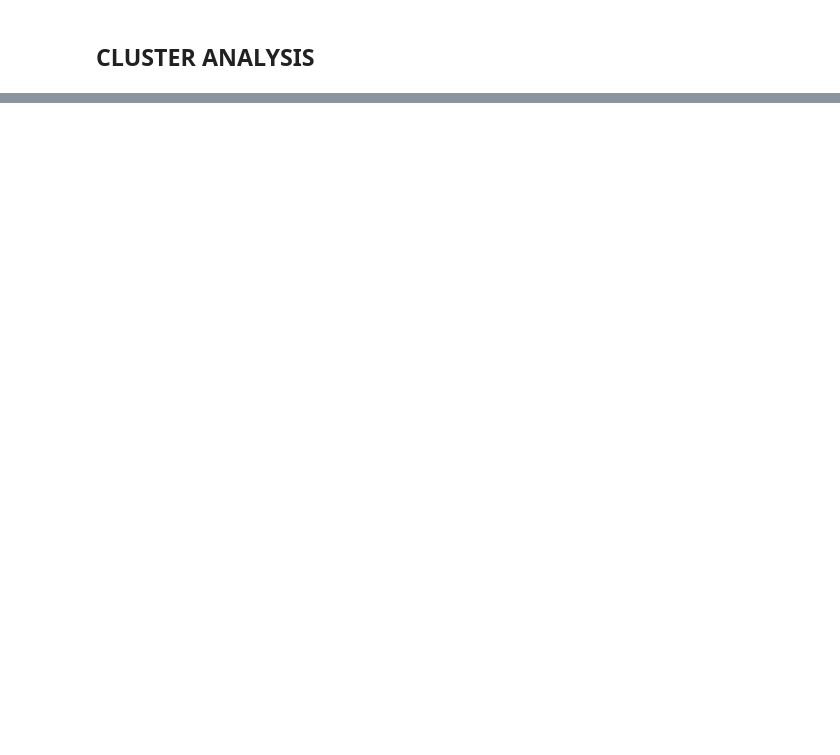
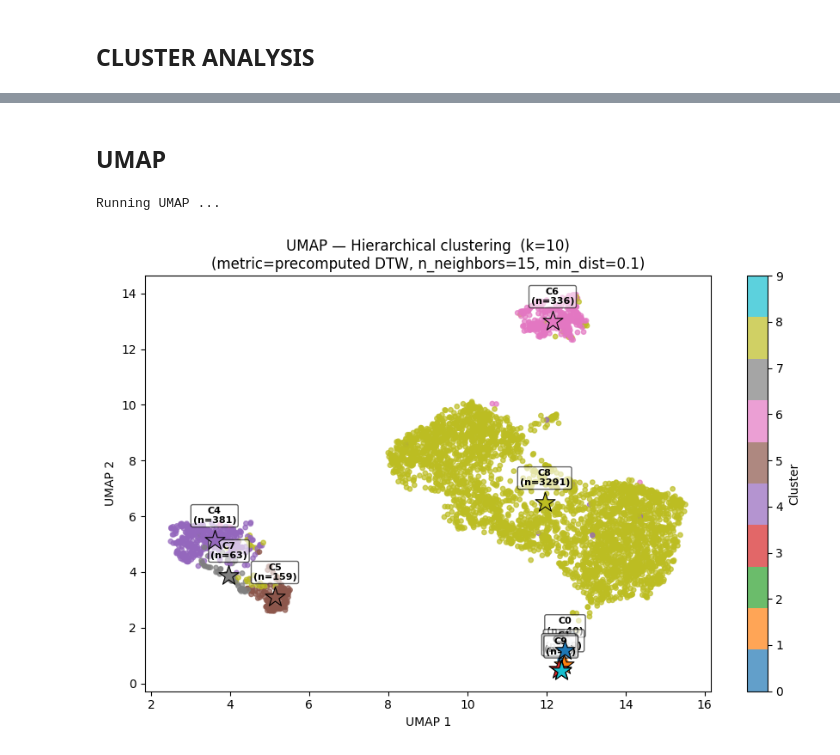
Before and after one commit to alicecalderini/DATAMINING_2-Project, a Jupyter notebook: 10. TIME SERIES/4.CLUSTERING HIERARCHICAL.ipynb, the cells around one changed output, grey strips where cells are left out. Saved outputs shown, nothing was run; the diff lists cells and outputs as text; code cells hidden in the pictures; blank space fills up the shorter version.

```diff
--- a/10. TIME SERIES/4.CLUSTERING HIERARCHICAL.ipynb
+++ b/10. TIME SERIES/4.CLUSTERING HIERARCHICAL.ipynb
@@ -459,7 +406,2 @@ Generating truncated dendrogram with 6 colors...
 # %% [markdown]
 ## CLUSTER ANALYSIS
-# %%
-best_k =   6
-
-cluster_labels = fcluster(Z, t=best_k, criterion="maxclust") - 1  # 0-indexed
-motifs_df["cluster_hier"] = cluster_labels
@@ -1170,0 +784,51 @@ Running t-SNE ...
+# %% [markdown]
+## UMAP
+# %%
+# — UMAP (precomputed DTW distances)
+try:
+    import umap
+except ImportError:
+    import subprocess, sys
+    subprocess.check_call([sys.executable, "-m", "pip", "install", "umap-learn", "-q"])
+    import umap
+
+print("Running UMAP ...")
+reducer  = umap.UMAP(
+    n_components   = 2,
+    metric         = "precomputed",
+    n_neighbors    = 15,       # controls local vs global structure
+    min_dist       = 0.1,      # how tightly points are packed
+    random_state   = 42,
+)
+X_umap = reducer.fit_transform(dist_mat)
+
+fig, ax = plt.subplots(figsize=(9, 6))
+sc = ax.scatter(
+    X_umap[:, 0], X_umap[:, 1],
+    c=cluster_labels, cmap=CMAP, s=15, alpha=0.7,
+    vmin=0, vmax=best_k - 1,
+)
+for c in range(best_k):
+    mask = cluster_labels == c
+    cx, cy = X_umap[mask, 0].mean(), X_umap[mask, 1].mean()
+    ax.scatter(
+        cx, cy, marker="*", s=300, c=[c], cmap=CMAP,
+        vmin=0, vmax=best_k - 1,
+        edgecolors="black", linewidths=0.8, zorder=5,
+    )
+    ax.annotate(
+        f"C{c}\n(n={mask.sum()})", (cx, cy),
+        xytext=(0, 14), textcoords="offset points",
+        fontsize=8, fontweight="bold", ha="center",
+        bbox=dict(boxstyle="round,pad=0.2", fc="white", alpha=0.6),
+    )
+ax.set_title(f"UMAP — Hierarchical clustering  (k={best_k})\n"
+             f"(metric=precomputed DTW, n_neighbors=15, min_dist=0.1)")
+ax.set_xlabel("UMAP 1")
+ax.set_ylabel("UMAP 2")
+plt.colorbar(sc, ax=ax, label="Cluster")
+plt.tight_layout()
+plt.show()
+# %% [output]
+Running UMAP ...
+[figure, added]
```
Also changed, not shown: parts of 35 cells of this notebook, 5 other files.
